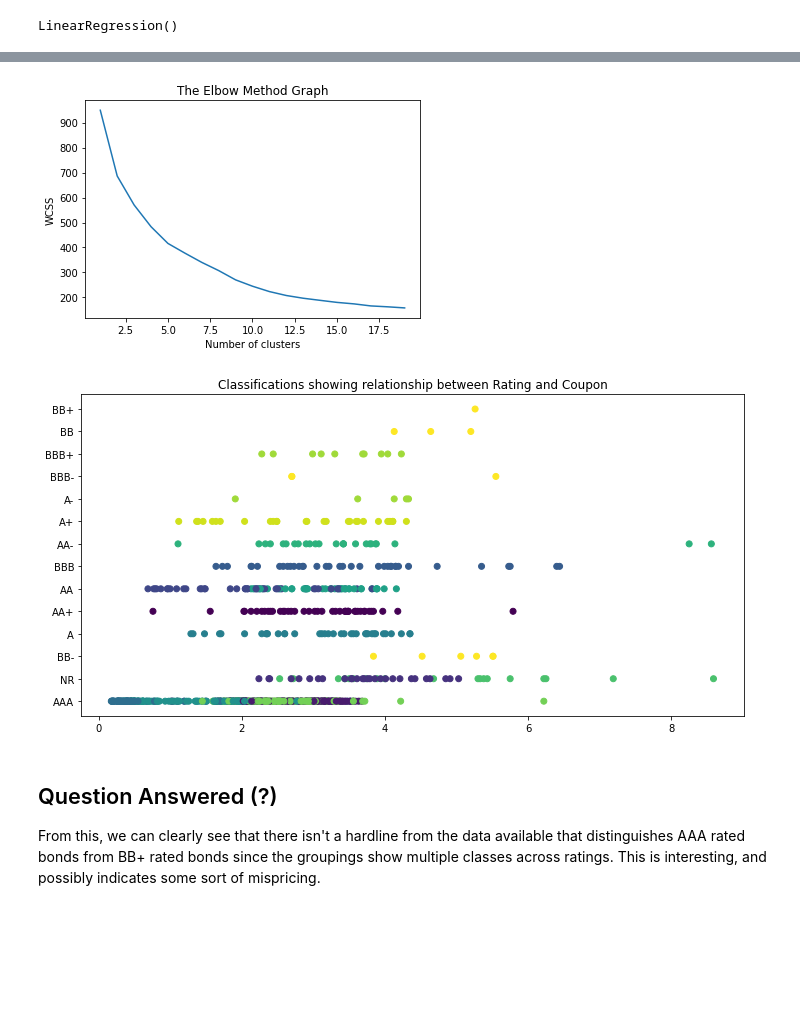
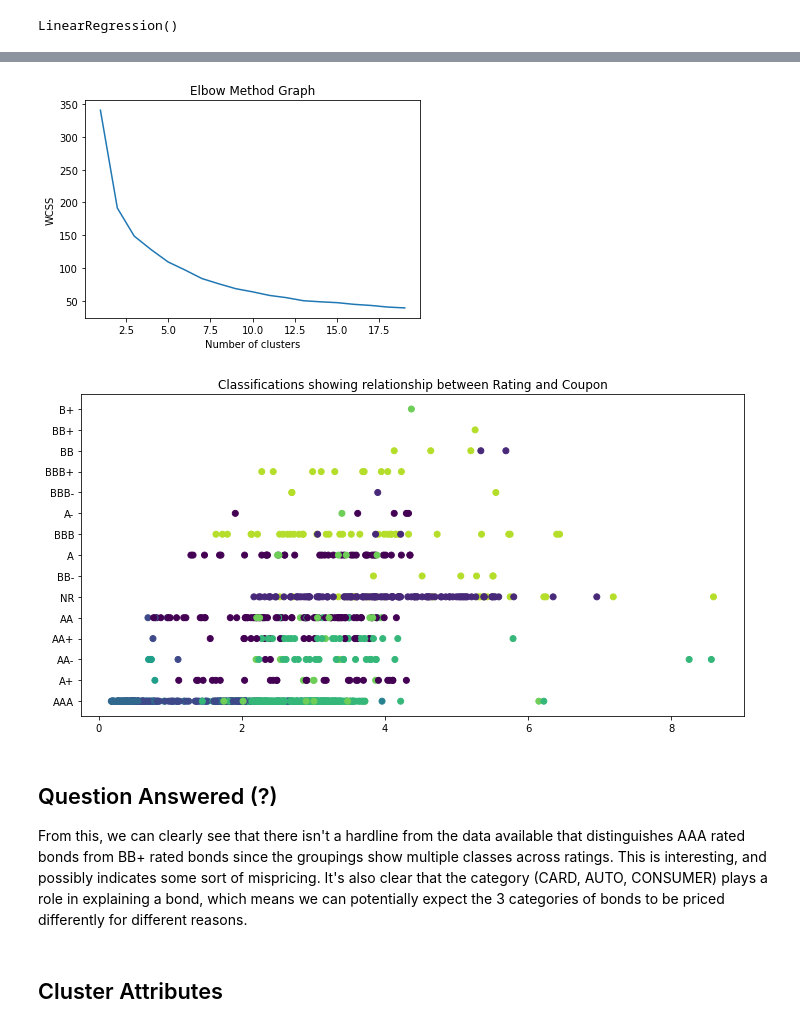
Before and after one commit to BU-Spark/CS506-Fall2020-Projects, a Jupyter notebook: consumer_abs/Notebooks/Data Cleaning Notebook.ipynb, the cells around one changed output, grey strips where cells are left out. Drawn from its saved outputs; the diff is of its cells as text; code cells hidden in the pictures; blank space fills up the shorter version.

```diff
--- a/consumer_abs/Notebooks/Data Cleaning Notebook.ipynb
+++ b/consumer_abs/Notebooks/Data Cleaning Notebook.ipynb
@@ -489,11 +430,15 @@ traceIssuances.dropna(subset=['Mid Price'], inplace=True)
 traceIssuances['Issue Date']=pd.to_datetime(traceIssuances['Issue Date'])
 traceIssuances['Maturity']=pd.to_datetime(traceIssuances['Maturity'])
 traceIssuances['Next Call Date']=pd.to_datetime(traceIssuances['Next Call Date'])
+traceIssuances['Next Call Date'].fillna(traceIssuances['Maturity'], inplace=True)
+
 traceIssuances['Next Coupon Date']=pd.to_datetime(traceIssuances['Next Coupon Date'])
 
 traceIssuances['isCallable']=traceIssuances['Next Call Date'].isna()
 traceIssuances['isCallable'].replace(False, 1, inplace=True)
 traceIssuances['isCallable'].replace(True, 0, inplace=True)
+
+traceIssuances.to_excel(data_directory + '/traceIssuances.xlsx')
 # %%
 cols=['Cpn', 'Maturity', 'Mortgage Original Amount', 'Issue Date', 'BBG Composite', 'Original WAL','Delinquency Rate 60+ Days', 'Delinquency Rate 90+ Days']
 
@@ -590,15 +534,20 @@ sns.regplot(x=y, y=t, data=X)
 from sklearn.cluster import KMeans
 from sklearn.preprocessing import MinMaxScaler
 import datetime as dt
+from sklearn.preprocessing import OrdinalEncoder
+from sklearn.decomposition import PCA
 
 X_Cols=['Cpn', 'Amt Out', 'BBG Composite', 'Current WAL', 'Day Count',
        'Delinquency Rate 60+ Days', 'Delinquency Rate 90+ Days', 'Issue Date', 'Maturity', 'Mid Price', 'Mortgage Original Amount',
-       'Next Call Date', 'Next Coupon Date', 'Original Maximum Loan Size',
+       'Next Call Date', 'Next Coupon Date',
        'Price at Issue', 'Category',
        'isCallable']
 
 X=traceIssuances.copy()[X_Cols]
 X.dropna(inplace=True)
+
+encoder=OrdinalEncoder()
+X_ordinal=encoder.fit_transform(X[['BBG Composite', 'Day Count', 'Category']])
 
 X_idx=X.index
 
@@ -607,10 +556,25 @@ X['Next Coupon Date']=X['Next Coupon Date'].map(dt.datetime.toordinal)
 X['Issue Date']=X['Issue Date'].map(dt.datetime.toordinal)
 X['Maturity']=X['Maturity'].map(dt.datetime.toordinal)
 
+X[['BBG Composite', 'Day Count', 'Category']]=X_ordinal
 
-
-
-
-X=pd.get_dummies(X)
+feature_columns=X.columns
 scaler=MinMaxScaler()
 X=scaler.fit_transform(X)
+# %%
+model=PCA()
+model.fit(X)
+
+explained_variance=model.explained_variance_ratio_
+
+figure=plt.figure(figsize=(10,5))
+
+plt.plot(range(len(explained_variance)), np.cumsum(explained_variance))
+plt.plot(range(len(explained_variance)), [0.95 for i in range(len(explained_variance))], label='Cutoff at $95\%$ Explained Variance', color='r')
+
+plt.title('Explained Variance')
+plt.xlabel('Number of Components')
+plt.ylabel('Explained Variance Ratio')
+plt.legend()
+
+plt.show()
@@ -616,0 +583,6 @@ X=scaler.fit_transform(X)
+# %%
+model=PCA(n_components=10)
+model.fit(X)
+
+componentMap=pd.DataFrame(model.components_, columns=feature_columns, index=[f'PC-{i+1}' for i in range(10)])
+componentMap
@@ -625,26 +609,28 @@ for i in range(1,20):
     err.append(kmeans.inertia_)
 
 plt.plot(range(1,20),err)
-plt.title('The Elbow Method Graph')
+plt.title('Elbow Method Graph')
 plt.xlabel('Number of clusters')
 plt.ylabel('WCSS')
 plt.show()
 # %% [output]
-[figure, old version]
+[figure, new version]
 # %%
-model=KMeans(n_clusters=15)
+kmodel=KMeans(n_clusters=10)
 
-y_pred=model.fit_predict(X)
+y_pred=kmodel.fit_predict(X)
 
 fig=plt.figure(figsize=(10,5))
 
 plt.scatter(traceIssuances.loc[X_idx]['Cpn'], traceIssuances.loc[X_idx]['BBG Composite'], c=y_pred)
 plt.tight_layout()
 
 plt.title('Classifications showing relationship between Rating and Coupon')
 _=plt.show()
 # %% [output]
-[figure, old version]
+[figure, new version]
 # %% [markdown]
 ## Question Answered (?)
-From this, we can clearly see that there isn't a hardline from the data available that distinguishes AAA rated bonds from BB+ rated bonds since the groupings show multiple classes across ratings. This is interesting, and possibly indicates some sort of mispricing.
+From this, we can clearly see that there isn't a hardline from the data available that distinguishes AAA rated bonds from BB+ rated bonds since the groupings show multiple classes across ratings. This is interesting, and possibly indicates some sort of mispricing. It's also clear that the category (CARD, AUTO, CONSUMER) plays a role in explaining a bond, which means we can potentially expect the 3 categories of bonds to be priced differently for different reasons.
+# %% [markdown]
+## Cluster Attributes
```
Also changed, not shown: parts of 40 cells of this notebook, 14 other files.
